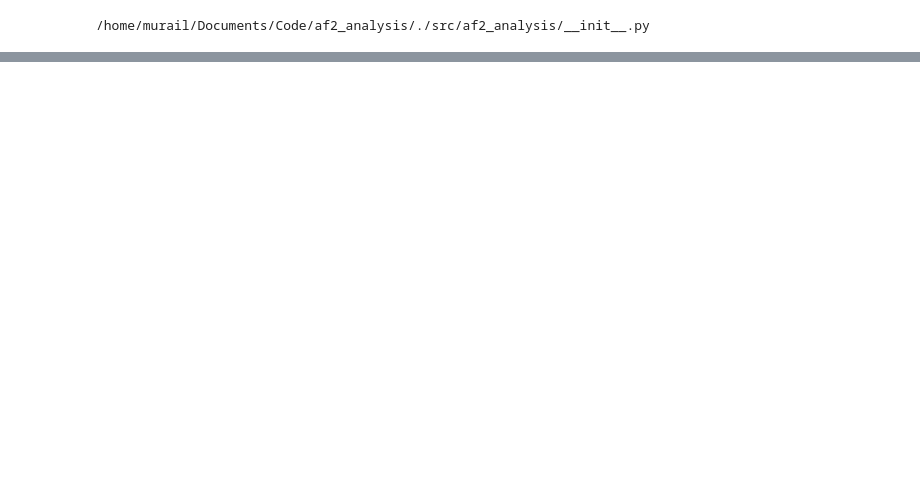
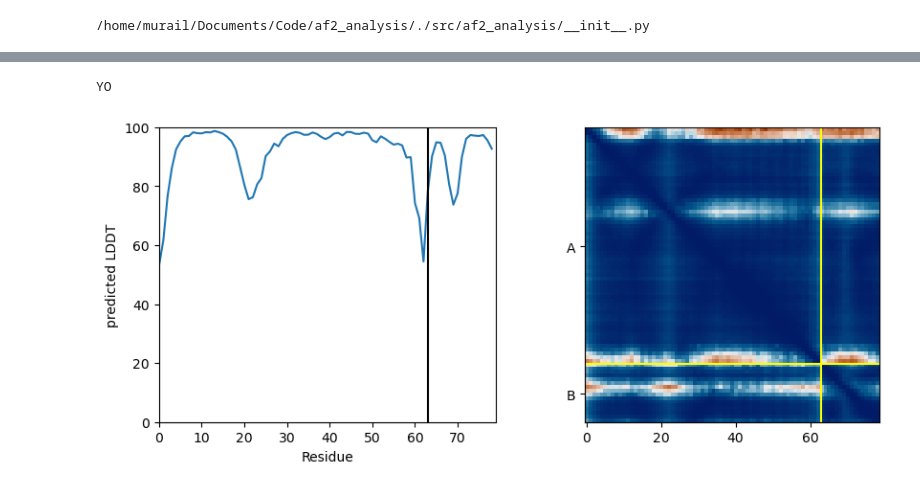
Before and after one commit to samuelmurail/af2_analysis, a Jupyter notebook: example.ipynb, the cells around one changed output, grey strips where cells are left out. Drawn from its saved outputs; the diff is of its cells as text; code cells hidden in the pictures; blank space fills up the shorter version.

Commit message:
Reorganize analysis module

```diff
--- a/example.ipynb
+++ b/example.ipynb
@@ -6,8 +6,8 @@ print(af2_analysis.__file__)
 # %% [output]
 /home/murail/Documents/Code/af2_analysis/./src/af2_analysis/__init__.py
 # %%
-my_data = af2_analysis.Data('./src/af2_analysis/test/inputs/beta_amyloid_dimer_cf_1.5.5/', verbose=False)
+my_data = af2_analysis.Data('./src/af2_analysis/test/inputs/6L0V_complex_bba50_0/', verbose=False)
 # %%
-my_data.show_plot_info()
+my_data.show_plot()
 # %% [output]
 [interactive output not drawn]
@@ -15,3 +14,5 @@ my_data.show_plot_info()
+YO
+[figure, added]
 # %%
 my_data.compute_pdockq2(verbose=False)
 # %%
```
Also changed, not shown: parts of 4 cells of this notebook, 5 other files.
